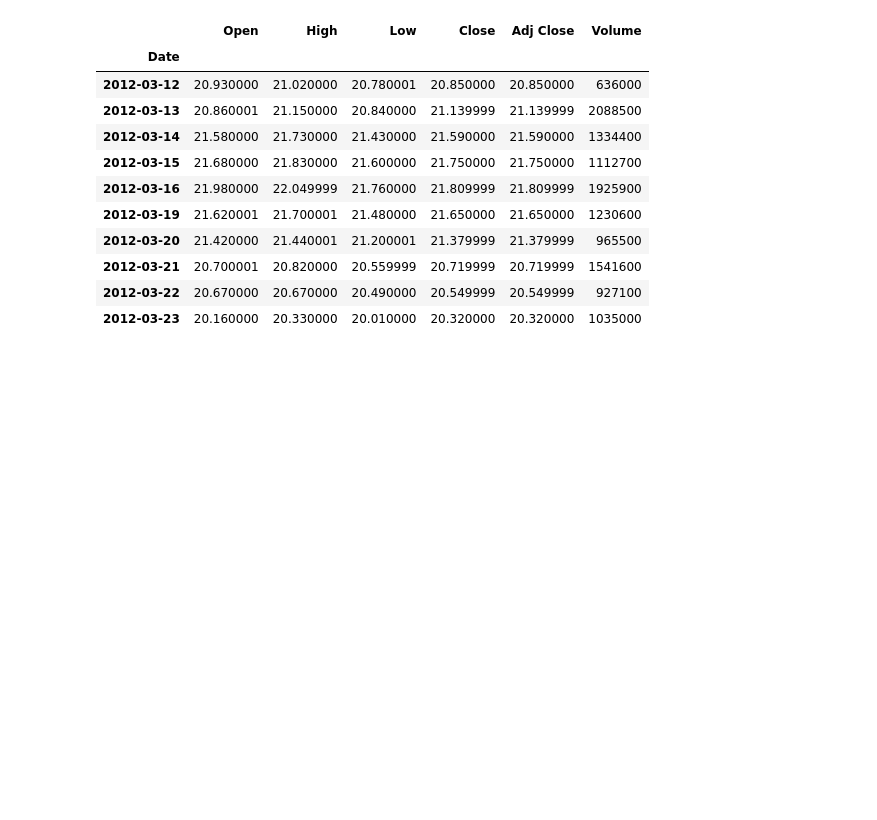
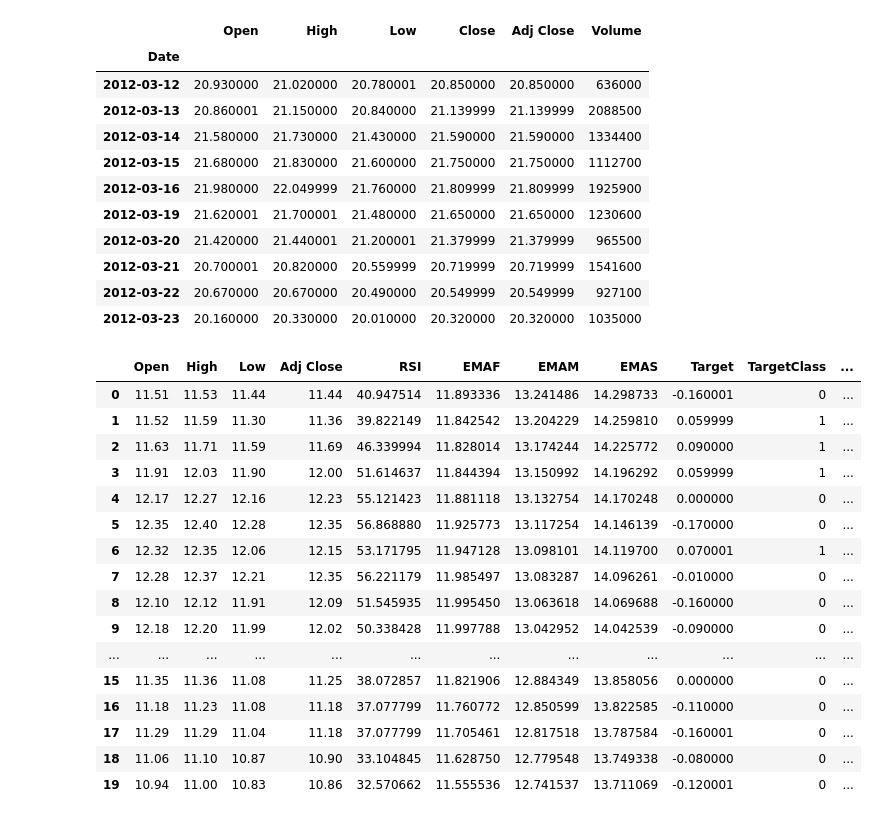
Before and after one commit to bilnazir/stockmarketprediction, a Jupyter notebook: fyp_LSTM_sony.ipynb, the cells around one changed output. Cells and saved outputs as stored; diff of their text form; code cells hidden in the pictures; blank space fills up the shorter version.

```diff
--- a/fyp_LSTM_sony.ipynb
+++ b/fyp_LSTM_sony.ipynb
@@ -58,3 +58,26 @@ data['TargetNextClose'] = data['Adj Close'].shift(-1)
 data.dropna(inplace=True)
 data.reset_index(inplace = True)
 data.drop(['Volume', 'Close', 'Date'], axis=1, inplace=True)
+# %%
+data_set = data.iloc[:, 0:11]
+pd.set_option('display.max_columns', None)
+
+data_set.head(20)
+# %% [output]
+|  | Open | High | Low | Adj Close | RSI | EMAF | EMAM | EMAS | Target | TargetClass | ... |
+| 0 | 11.51 | 11.53 | 11.44 | 11.44 | 40.947514 | 11.893336 | 13.241486 | 14.298733 | -0.160001 | 0 | ... |
+| 1 | 11.52 | 11.59 | 11.30 | 11.36 | 39.822149 | 11.842542 | 13.204229 | 14.259810 | 0.059999 | 1 | ... |
+| 2 | 11.63 | 11.71 | 11.59 | 11.69 | 46.339994 | 11.828014 | 13.174244 | 14.225772 | 0.090000 | 1 | ... |
+| 3 | 11.91 | 12.03 | 11.90 | 12.00 | 51.614637 | 11.844394 | 13.150992 | 14.196292 | 0.059999 | 1 | ... |
+| 4 | 12.17 | 12.27 | 12.16 | 12.23 | 55.121423 | 11.881118 | 13.132754 | 14.170248 | 0.000000 | 0 | ... |
+| 5 | 12.35 | 12.40 | 12.28 | 12.35 | 56.868880 | 11.925773 | 13.117254 | 14.146139 | -0.170000 | 0 | ... |
+| 6 | 12.32 | 12.35 | 12.06 | 12.15 | 53.171795 | 11.947128 | 13.098101 | 14.119700 | 0.070001 | 1 | ... |
+| 7 | 12.28 | 12.37 | 12.21 | 12.35 | 56.221179 | 11.985497 | 13.083287 | 14.096261 | -0.010000 | 0 | ... |
+| 8 | 12.10 | 12.12 | 11.91 | 12.09 | 51.545935 | 11.995450 | 13.063618 | 14.069688 | -0.160000 | 0 | ... |
+| 9 | 12.18 | 12.20 | 11.99 | 12.02 | 50.338428 | 11.997788 | 13.042952 | 14.042539 | -0.090000 | 0 | ... |
+| ... | ... | ... | ... | ... | ... | ... | ... | ... | ... | ... | ... |
+| 15 | 11.35 | 11.36 | 11.08 | 11.25 | 38.072857 | 11.821906 | 12.884349 | 13.858056 | 0.000000 | 0 | ... |
+| 16 | 11.18 | 11.23 | 11.08 | 11.18 | 37.077799 | 11.760772 | 12.850599 | 13.822585 | -0.110000 | 0 | ... |
+| 17 | 11.29 | 11.29 | 11.04 | 11.18 | 37.077799 | 11.705461 | 12.817518 | 13.787584 | -0.160001 | 0 | ... |
+| 18 | 11.06 | 11.10 | 10.87 | 10.90 | 33.104845 | 11.628750 | 12.779548 | 13.749338 | -0.080000 | 0 | ... |
+| 19 | 10.94 | 11.00 | 10.83 | 10.86 | 32.570662 | 11.555536 | 12.741537 | 13.711069 | -0.120001 | 0 | ... |
```
Also changed, not shown: parts of 3 cells of this notebook.
